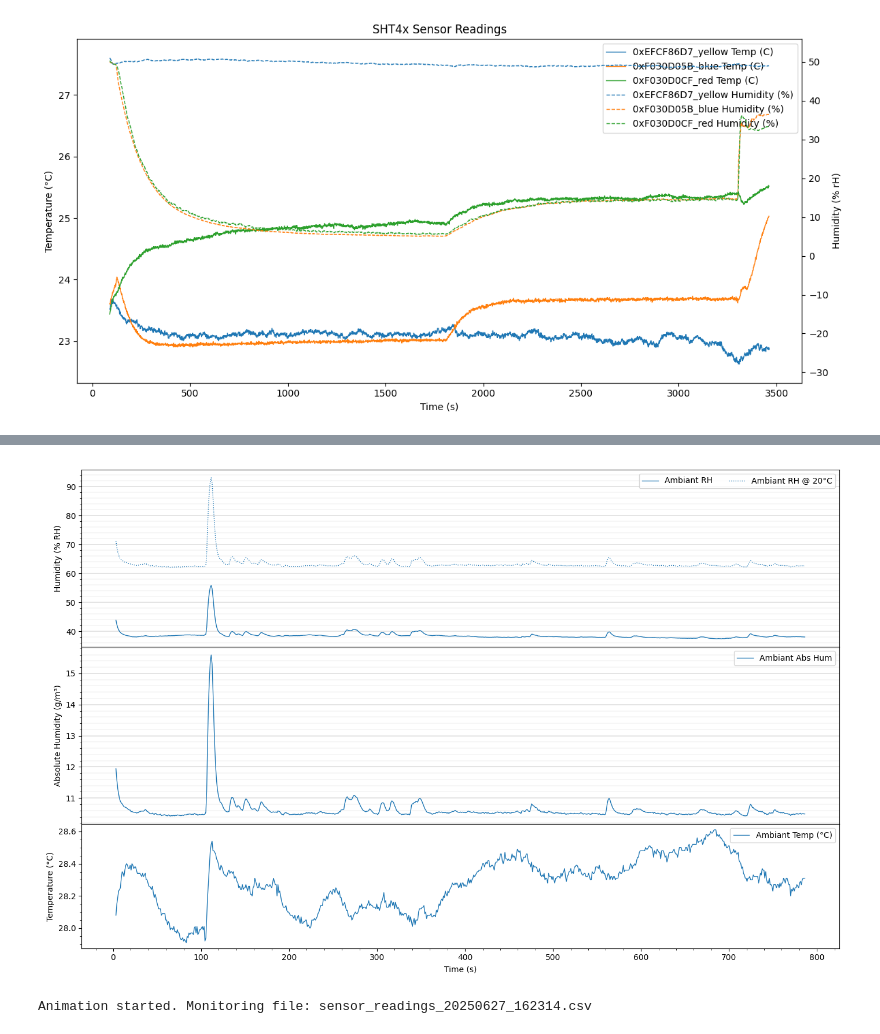
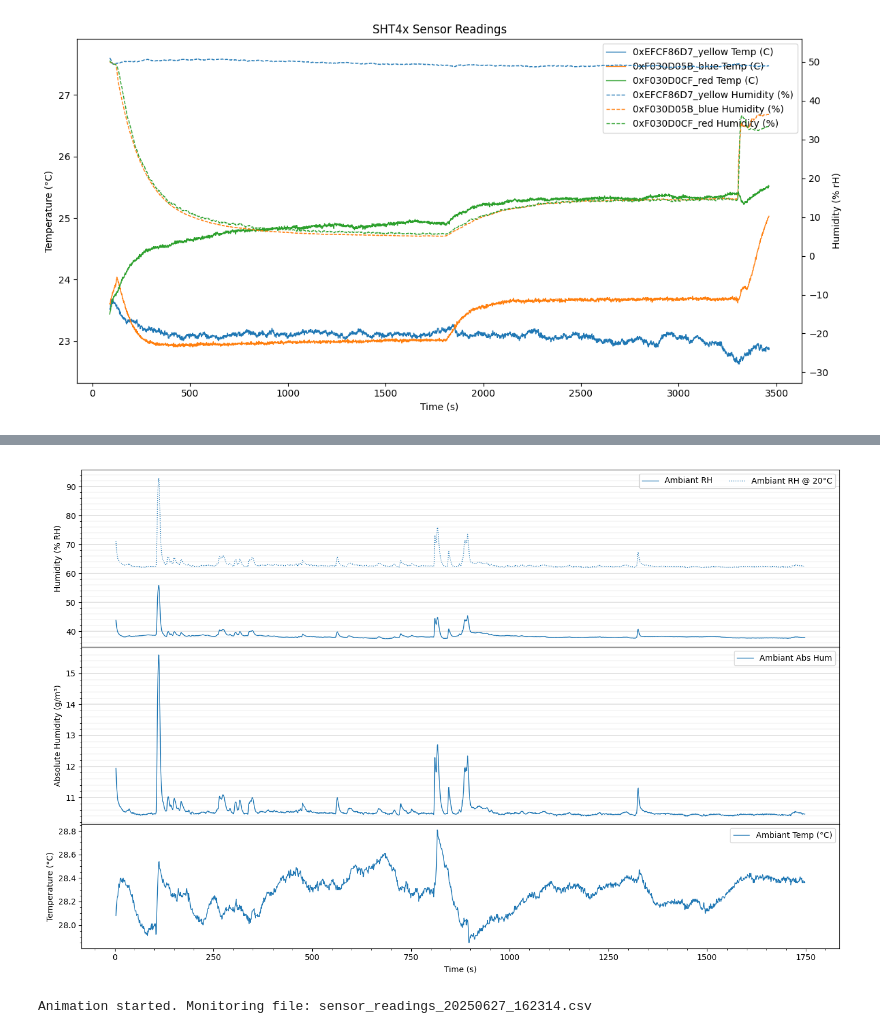
Before and after one commit to yyrliu/adafruit-sht4x-trinkey-humidity-sensor, a Jupyter notebook: plot.ipynb, the cells around one changed output, grey strips where cells are left out. Drawn from its saved outputs; the diff is of its cells as text; code cells hidden in the pictures.

```diff
--- a/plot.ipynb
+++ b/plot.ipynb
@@ -185,7 +202,8 @@ import matplotlib as mpl
 from io import StringIO
 
 filename = 'sensor_readings_20250627_162314.csv'
-MAX_POINTS = 1000
+# MAX_POINTS = 1000
+MAX_POINTS = -1
 
 # Configuration from cell 2
 serial_to_name = {
@@ -477,38 +495,39 @@ def update_plot(new_data):
                     data_buffer[serial]['rh_20c'].extend(rh_20c.tolist())
 
                     # Keep only recent data (last MAX_POINTS points to prevent memory issues)
-                    for key in data_buffer[serial]:
-                        if len(data_buffer[serial][key]) > MAX_POINTS:
-                            data_buffer[serial][key] = data_buffer[serial][key][-MAX_POINTS:]
+                    if MAX_POINTS > 0:
+                        for key in data_buffer[serial]:
+                            if len(data_buffer[serial][key]) > MAX_POINTS:
+                                data_buffer[serial][key] = data_buffer[serial][key][-MAX_POINTS:]
 
                     # Update line data
                     lines_ah[serial].set_data(data_buffer[serial]['time_s'], data_buffer[serial]['abs_hum'])
                     lines_rh[serial].set_data(data_buffer[serial]['time_s'], data_buffer[serial]['humidity'])
                     lines_rh_20c[serial].set_data(data_buffer[serial]['time_s'], data_buffer[serial]['rh_20c'])
                     lines_temp[serial].set_data(data_buffer[serial]['time_s'], data_buffer[serial]['temperature'])
 
         # Auto-scale axes
         ax_ah.relim()
         ax_ah.autoscale_view()
         ax_rh.relim()
         ax_rh.autoscale_view()
         ax_temp.relim()
         ax_temp.autoscale_view()
 
     except (KeyError, ValueError) as e:
         print(f"Error processing data: {e}")
         pass
 
     return list(lines_ah.values()) + list(lines_rh.values()) + list(lines_rh_20c.values()) + list(lines_temp.values())
 
 # Create animation with data generator
 ani = animation.FuncAnimation(fig, update_plot, frames=data_generator, interval=1000, blit=False, cache_frame_data=False)
 
 plt.tight_layout()
 plt.subplots_adjust(hspace=0)
 plt.show()
 
 print(f"Animation started. Monitoring file: {filename}")
 # %% [output]
-[figure, old version]
+[figure, new version]
 Animation started. Monitoring file: sensor_readings_20250627_162314.csv
```
Also changed, not shown: parts of 1 cell of this notebook, 5 other files.
